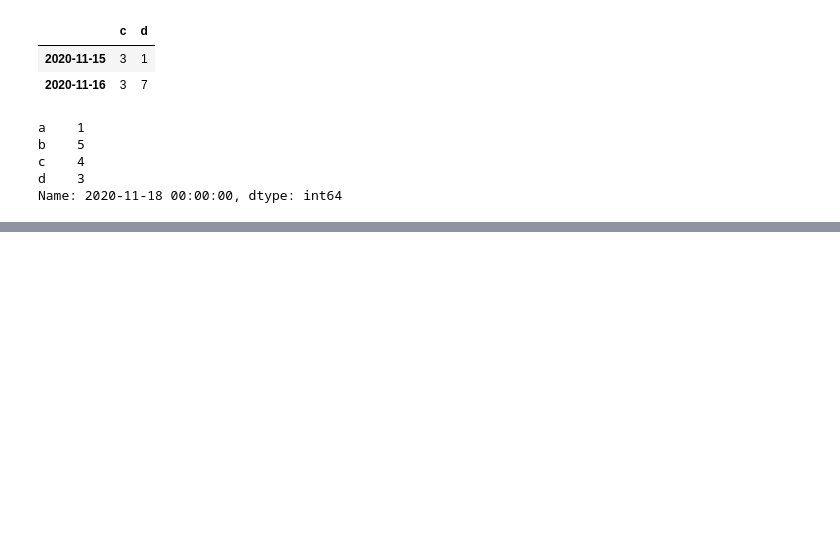
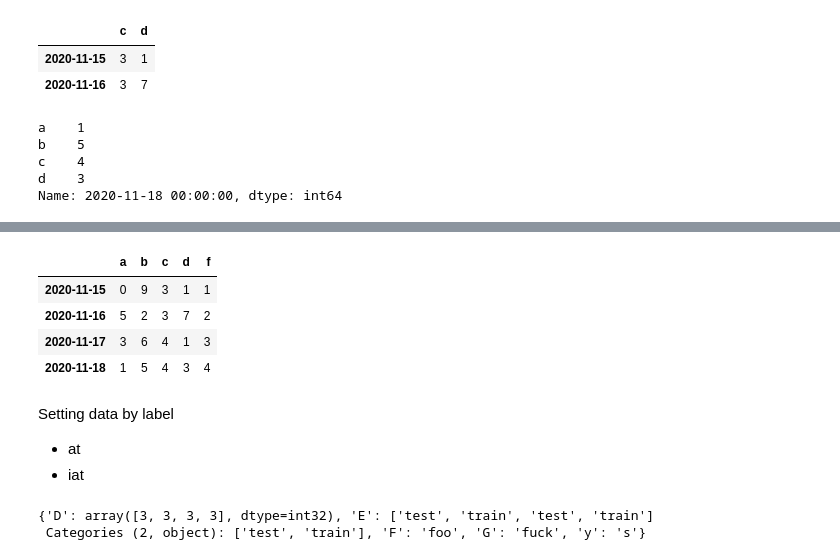
Before and after one commit to rlfwo93/machine-learning, a Jupyter notebook: pandas.ipynb, the cells around one changed output, grey strips where cells are left out. Drawn from its saved outputs; the diff is of its cells as text; code cells hidden in the pictures; blank space fills up the shorter version.

```diff
--- a/pandas.ipynb
+++ b/pandas.ipynb
@@ -320,0 +336,3 @@ Name: 2020-11-15 00:00:00, dtype: int64
+# %%
+s1 = pd.Series([1,2,3,4,5,6], index=pd.date_range('20201115', periods=6))
+s1
@@ -320,0 +347,16 @@ Name: 2020-11-15 00:00:00, dtype: int64
+# %%
+df["f"]= s1
+df
+#기존에 있던 df에  column f와 s1시리즈를 추가함.
+# %% [output]
+|  | a | b | c | d | f |
+| 2020-11-15 | 0 | 9 | 3 | 1 | 1 |
+| 2020-11-16 | 5 | 2 | 3 | 7 | 2 |
+| 2020-11-17 | 3 | 6 | 4 | 1 | 3 |
+| 2020-11-18 | 1 | 5 | 4 | 3 | 4 |
+# %% [markdown]
+
+Setting data by label
+
+- at
+- iat
@@ -320,0 +366,12 @@ Name: 2020-11-15 00:00:00, dtype: int64
+# %%
+df5= pd.DataFrame = ({
+                    'D': np.array([3]*4, dtype='int32'),
+                    'E': pd.Categorical(['test', 'train', 'test', 'train']),
+                    'F': 'foo',
+                    'G': "fuck",
+                    "y": "s"
+})
+df5
+# %% [output]
+{'D': array([3, 3, 3, 3], dtype=int32), 'E': ['test', 'train', 'test', 'train']
+ Categories (2, object): ['test', 'train'], 'F': 'foo', 'G': 'fuck', 'y': 's'}
```
Also changed, not shown: parts of 8 cells of this notebook.
